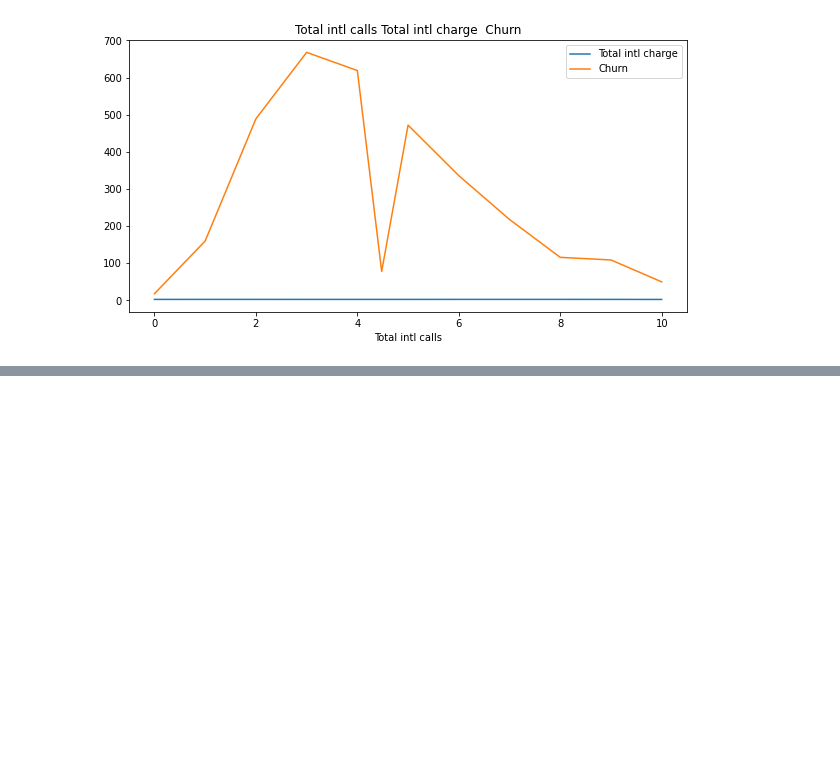
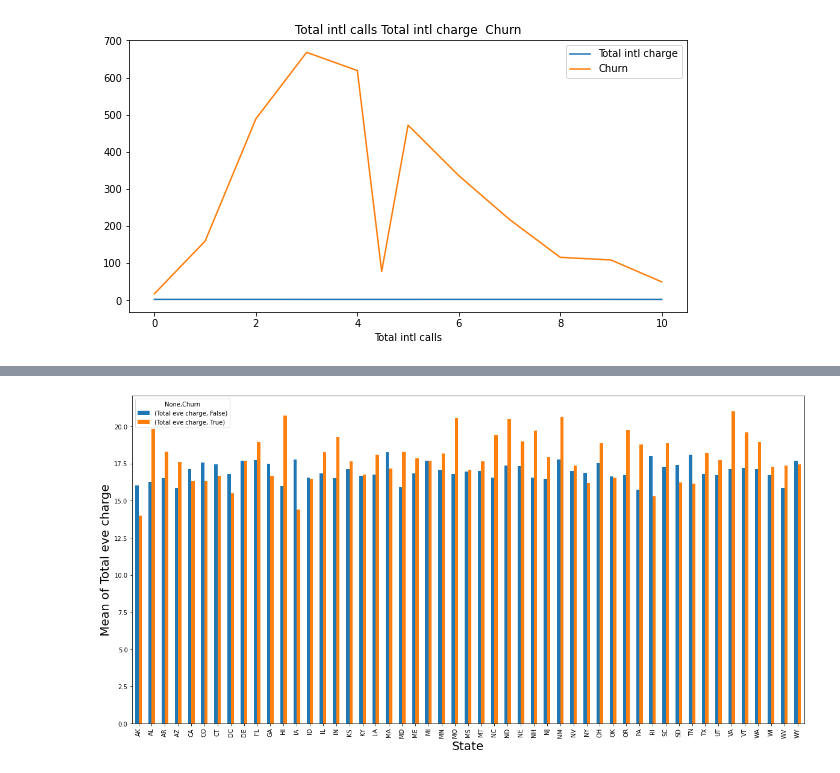
Before and after one commit to MiteshBhanushali/TelecomChurnAnalysis, a Jupyter notebook: Copy_of_Telecom_Churn_Analysis_Capstone_Project.ipynb, the cells around one changed output, grey strips where cells are left out. Cells and saved outputs as stored; diff of their text form; code cells hidden in the pictures; blank space fills up the shorter version.

```diff
--- a/Copy_of_Telecom_Churn_Analysis_Capstone_Project.ipynb
+++ b/Copy_of_Telecom_Churn_Analysis_Capstone_Project.ipynb
@@ -282,0 +306,4 @@ biv_plot('Total intl calls','Total intl charge')
+# %%
+multi_var('State','Total eve charge')
+# %% [output]
+[figure, added]
```
Also changed, not shown: parts of 11 cells of this notebook.
